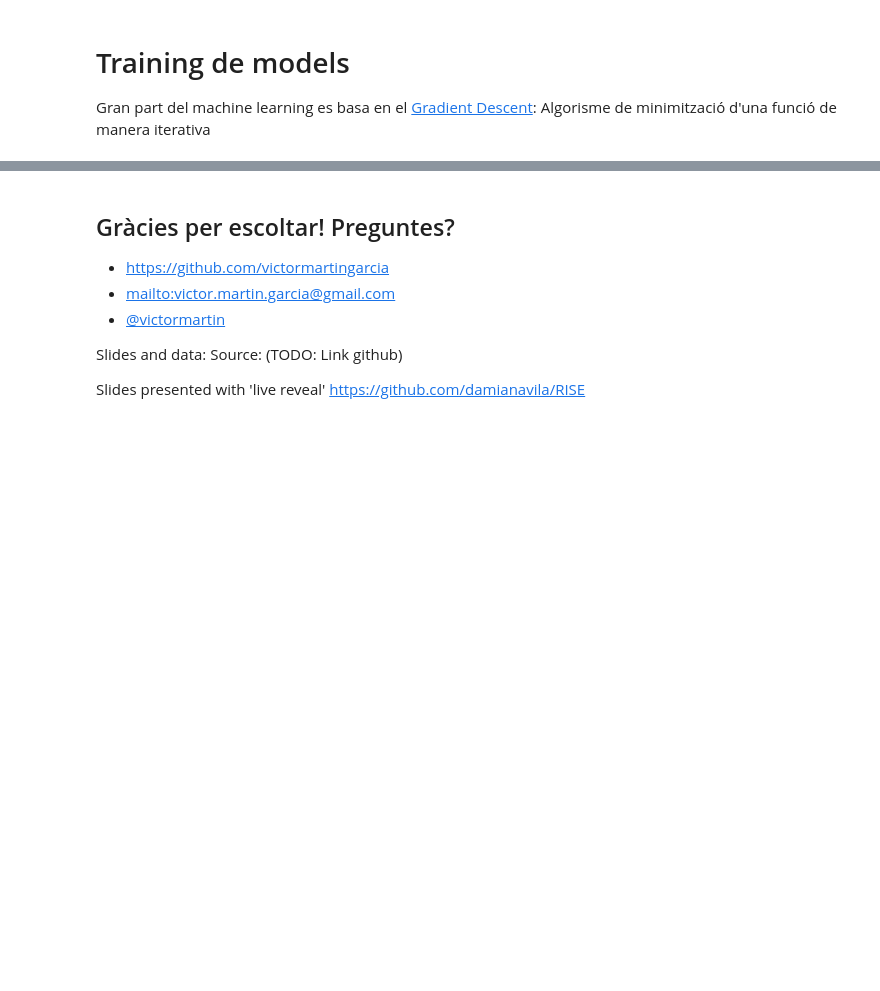
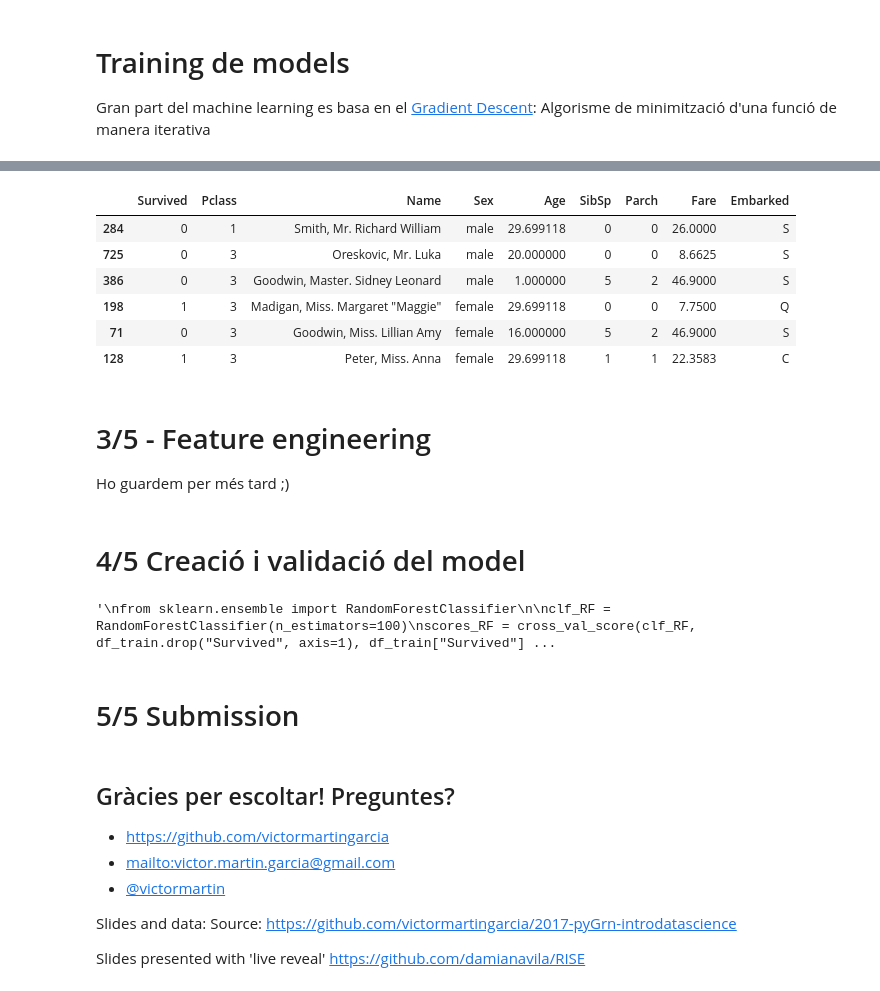
Before and after one commit to victormartingarcia/2017-pyGrn-introdatascience, a Jupyter notebook: datascience_introduction.ipynb, the cells around one changed output, grey strips where cells are left out. Drawn from its saved outputs; the diff is of its cells as text; code cells hidden in the pictures; blank space fills up the shorter version.

Commit message:
[WIP] Working on slides

```diff
--- a/datascience_introduction.ipynb
+++ b/datascience_introduction.ipynb
@@ -201,3 +298,41 @@ Veure [visualització/exemple de arbres de decisió](http://www.r2d3.us/visual-i
+# %%
+# TODO: Mínimo para que funcione el modelo
+
+# eliminar columnes innecesàries
+df_train = df_train.drop(["PassengerId", "Cabin", "Ticket"], axis=1)
+
+# emplenar NaN
+df_train = df_train.fillna(df_train.mean())
+# %%
+df_train.sample(6)
+# %% [output]
+|  | Survived | Pclass | Name | Sex | Age | SibSp | Parch | Fare | Embarked |
+| 284 | 0 | 1 | Smith, Mr. Richard William | male | 29.699118 | 0 | 0 | 26.0000 | S |
+| 725 | 0 | 3 | Oreskovic, Mr. Luka | male | 20.000000 | 0 | 0 | 8.6625 | S |
+| 386 | 0 | 3 | Goodwin, Master. Sidney Leonard | male | 1.000000 | 5 | 2 | 46.9000 | S |
+| 198 | 1 | 3 | Madigan, Miss. Margaret "Maggie" | female | 29.699118 | 0 | 0 | 7.7500 | Q |
+| 71 | 0 | 3 | Goodwin, Miss. Lillian Amy | female | 16.000000 | 5 | 2 | 46.9000 | S |
+| 128 | 1 | 3 | Peter, Miss. Anna | female | 29.699118 | 1 | 1 | 22.3583 | C |
+# %% [markdown]
+# 3/5 - Feature engineering
+
+Ho guardem per més tard ;)
+# %% [markdown]
+# 4/5 Creació i validació del model
+# %%
+# TODO: Hacer Linear Regression y Random Forest
+'''
+from sklearn.ensemble import RandomForestClassifier
+
+clf_RF = RandomForestClassifier(n_estimators=100)
+scores_RF = cross_val_score(clf_RF, df_train.drop("Survived", axis=1), df_train["Survived"], cv=5)
+
+print("RF Accuracy: %0.2f (+/- %0.2f)" % (scores_RF.mean(), scores_RF.std() * 2))
+'''
+# %% [output]
+'\nfrom sklearn.ensemble import RandomForestClassifier\n\nclf_RF = RandomForestClassifier(n_estimators=100)\nscores_RF = cross_val_score(clf_RF, df_train.drop("Survived", axis=1), df_train["Survived"] ...
+# %% [markdown]
+# 5/5 Submission
 # %% [markdown]
 ## Gràcies per escoltar! Preguntes?
 
@@ -207,6 +342,6 @@ Veure [visualització/exemple de arbres de decisió](http://www.r2d3.us/visual-i
 - [@victormartin](https://twitter.com/victormartin)
 
 
-Slides and data: Source: (TODO: Link github)
+Slides and data: Source: https://github.com/victormartingarcia/2017-pyGrn-introdatascience
 
 Slides presented with 'live reveal' https://github.com/damianavila/RISE
```
Also changed, not shown: parts of 26 cells of this notebook, 3 other files.
